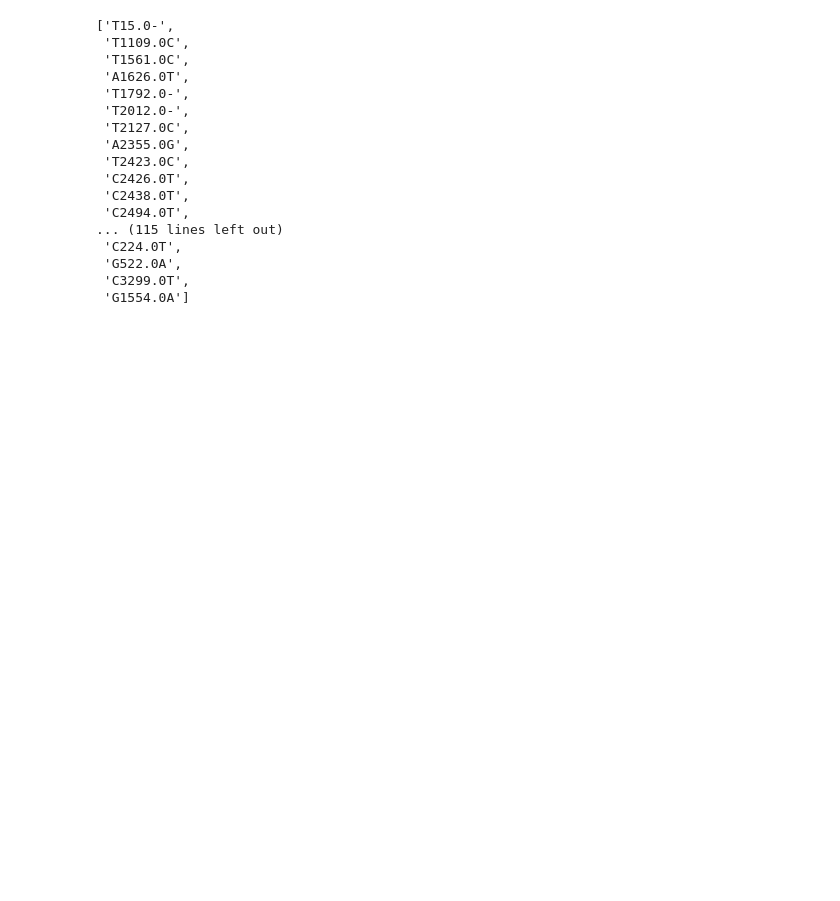
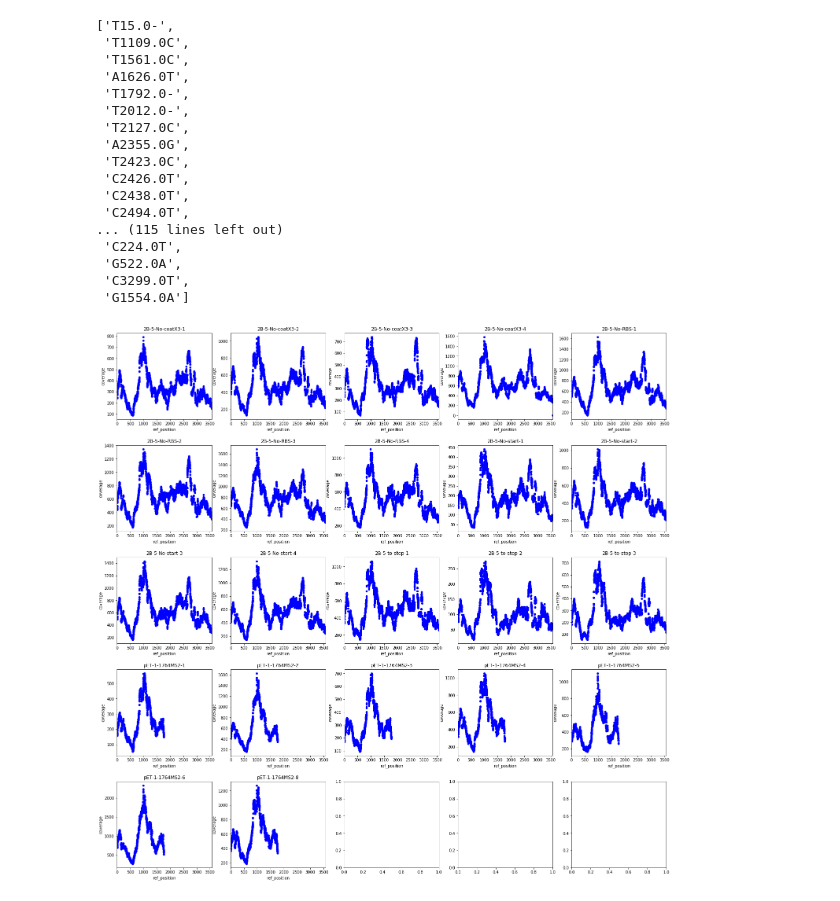
Before and after one commit to taliaku/SternLab, a Jupyter notebook: MS2_analysis/loop_genomics_short_genomes.ipynb, the cells around one changed output. Saved outputs shown, nothing was run; the diff lists cells and outputs as text; code cells hidden in the pictures; blank space fills up the shorter version.

```diff
--- a/MS2_analysis/loop_genomics_short_genomes.ipynb
+++ b/MS2_analysis/loop_genomics_short_genomes.ipynb
@@ -407,3 +407,23 @@ df[(df.ref_base != df.base) & (df.ref_base != '-') & (df.frequency > 0.01)].full
  'G522.0A',
  'C3299.0T',
  'G1554.0A']
+# %%
+## plasmids library
+
+df = pd.read_csv('/sternadi/nobackup/volume1/noam/ms2_data/MC-plasmids-moi10-Feb21-227573346/freqs/all_freqs.csv')
+df = df[~df.File.str.contains('carmel')]
+df = estimate_insertion_freq(df, ['File'])
+# %%
+# check coverages
+fig, axes = plt.subplots(nrows=5, ncols=5)
+axes = axes.flatten()
+for sample, a in zip(df.File.drop_duplicates().tolist(), axes):
+    df_line = df[(df.File == sample) & (df.base == df.ref_base) & (df.ref_base != '-')]
+    df_line.plot(x='ref_position', y='coverage', kind='scatter', ax=a, color='blue')
+    a.set_title(sample)
+    a.set_xlim(0,3570)
+
+fig.set_size_inches(25, 25)
+fig.subplots_adjust(hspace=0.3, wspace=0.2)
+# %% [output]
+[figure, added]
```
Also changed, not shown: parts of 2 cells of this notebook.
